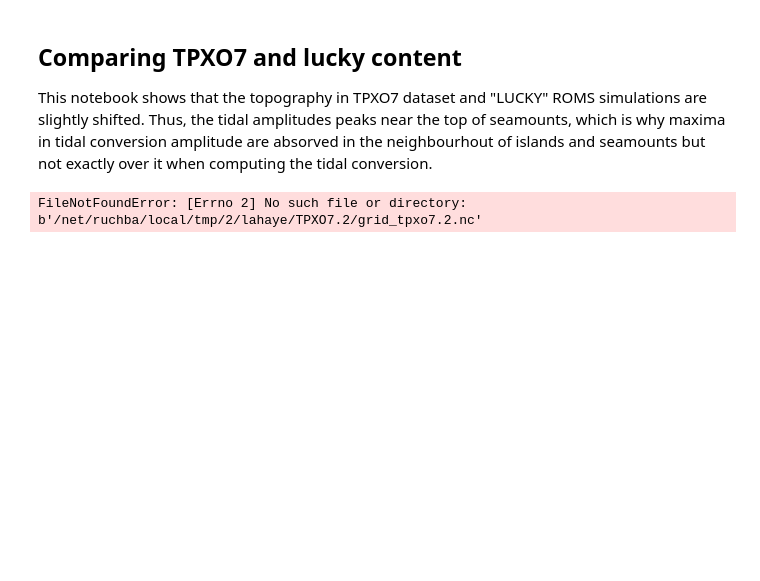
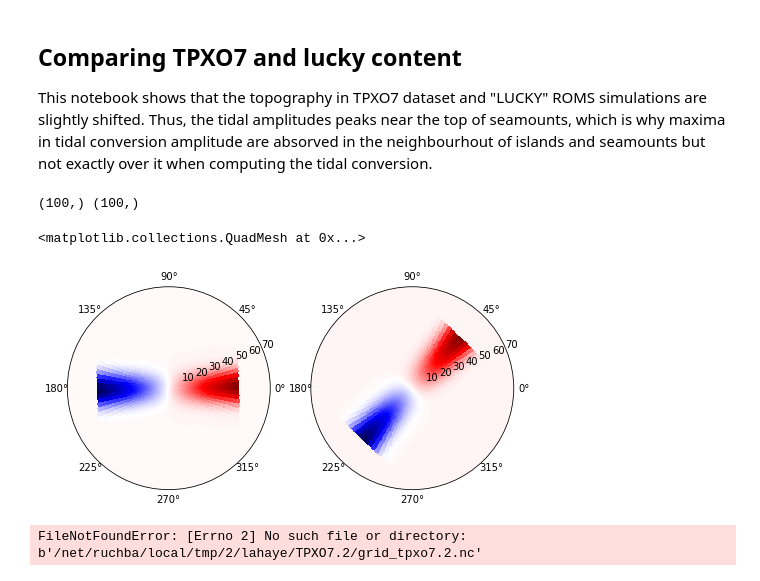
Before and after one commit to NoeLahaye/Int_Tide_Conv, a Jupyter notebook: check_bathy_tpxo.ipynb, the cells around one changed output. Saved outputs shown, nothing was run; the diff lists cells and outputs as text; code cells hidden in the pictures; blank space fills up the shorter version.

```diff
--- a/check_bathy_tpxo.ipynb
+++ b/check_bathy_tpxo.ipynb
@@ -11,3 +12,24 @@ import numpy as np
+# %%
+# test rotation
+
+xx, yy = np.meshgrid(np.arange(100)-50,np.arange(100)-50)
+matm = np.exp(-yy**2/100)*xx
+
+#plt.pcolormesh(matm); plt.colorbar()
+
+hpol, rr, theta = reproject_image_into_polar(matm.T)
+hrot, rr, theta = reproject_image_into_polar(matm.T,theta_shift=np.pi/4)
+xx, yy = rr*np.cos(theta), rr*np.sin(theta)
+
+print(rr.shape,theta.shape)
+
+fig, (ax1, ax2) = plt.subplots(1,2,subplot_kw=dict(projection='polar'),figsize=(8,4))
+ax1.pcolormesh(theta,rr,hpol,cmap='seismic')
+ax2.pcolormesh(theta,rr,hrot,cmap='seismic')
+# %% [output]
+(100,) (100,)
+<matplotlib.collections.QuadMesh at 0x...>
+[figure, added]
 # %%
 path_lucky = '/net/krypton/data0/project/vortex/lahaye/Tide_Conv/input_data/'
 
```
Also changed, not shown: parts of 1 cell of this notebook, 2 other files.
